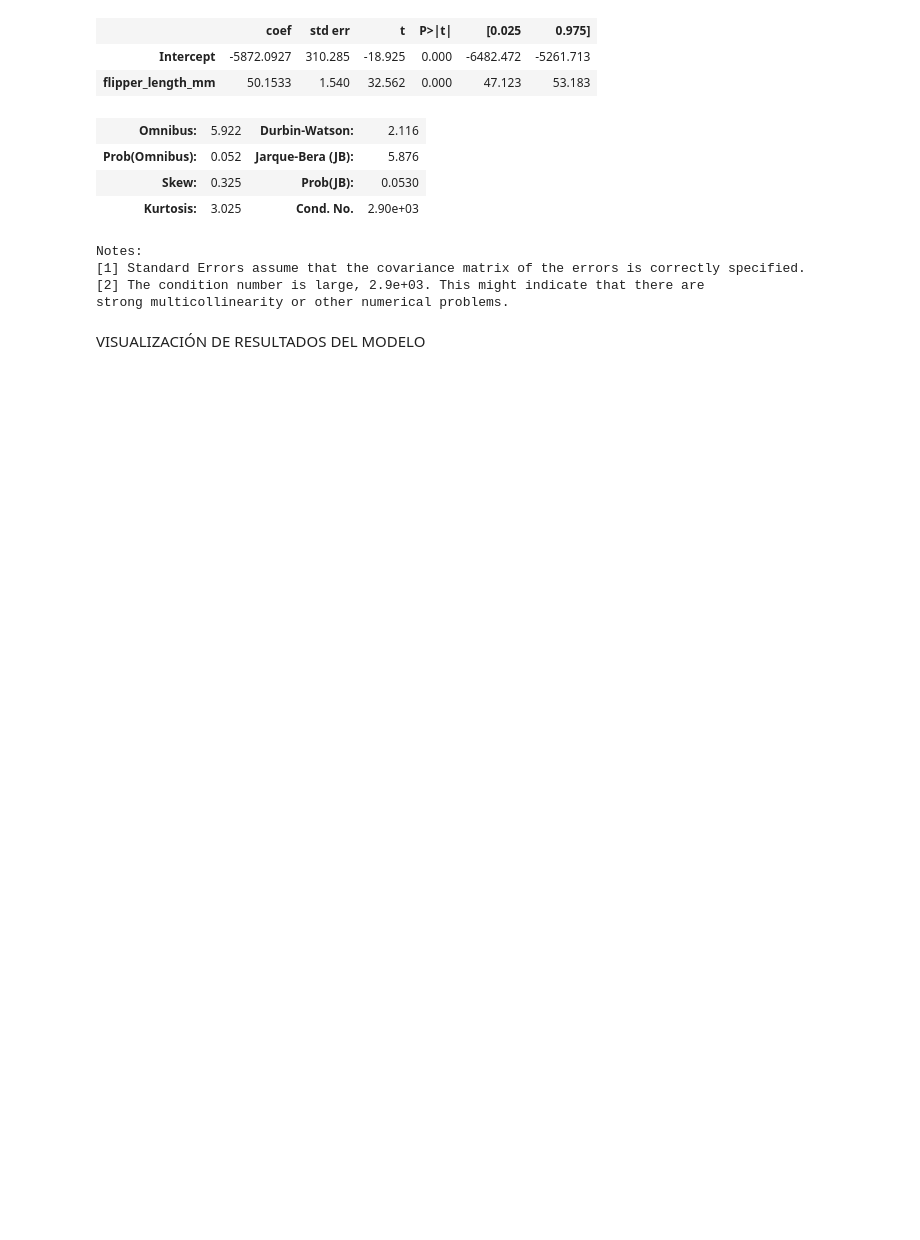
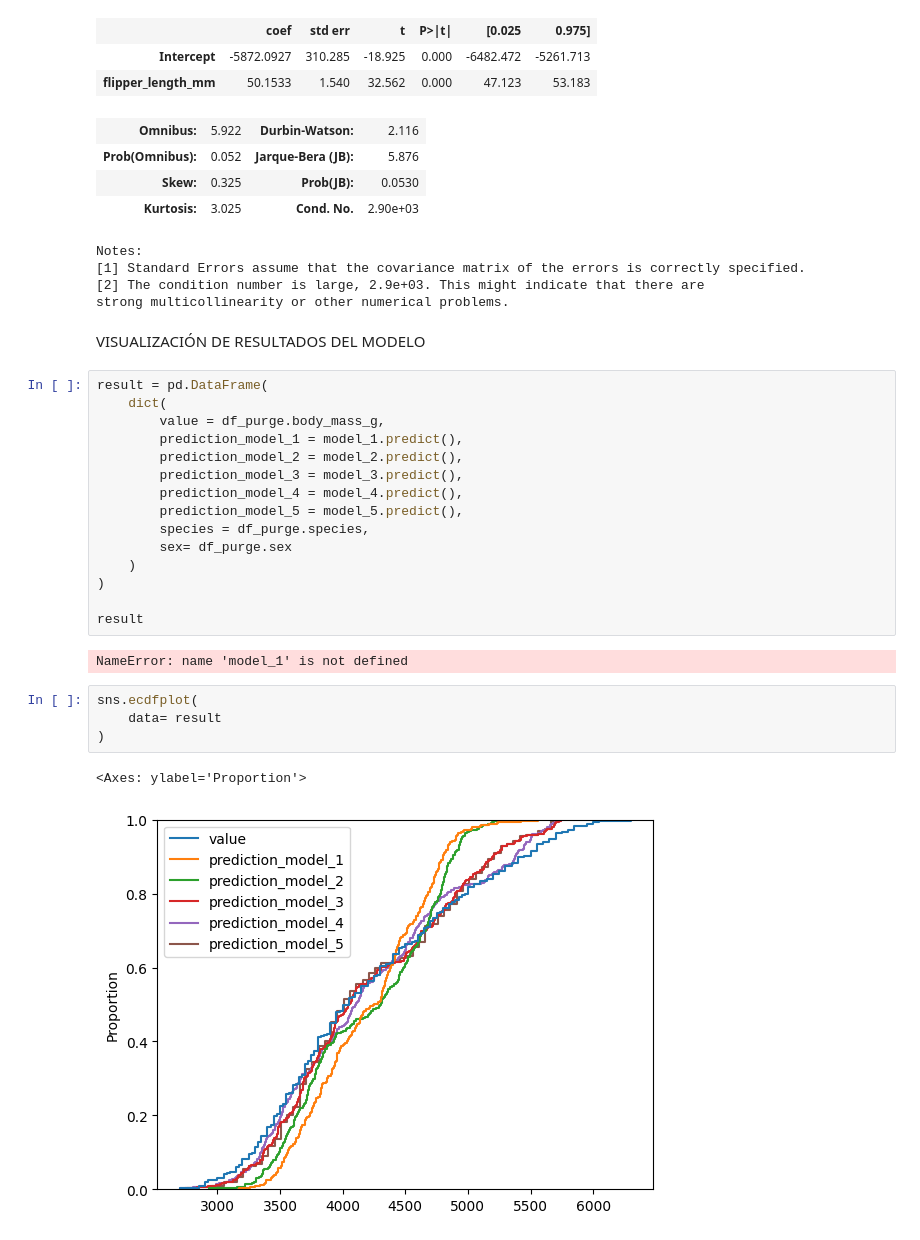
Before and after one commit to AndreMado/data, a Jupyter notebook: notebooks/note.ipynb, the cells around one changed output. Saved outputs shown, nothing was run; the diff lists cells and outputs as text; blank space fills up the shorter version.

```diff
--- a/notebooks/note.ipynb
+++ b/notebooks/note.ipynb
@@ -699,3 +699,27 @@ Notes:
 strong multicollinearity or other numerical problems.
 # %% [markdown]
 VISUALIZACIÓN DE RESULTADOS DEL MODELO
+# %%
+result = pd.DataFrame(
+    dict(
+        value = df_purge.body_mass_g,
+        prediction_model_1 = model_1.predict(),
+        prediction_model_2 = model_2.predict(),
+        prediction_model_3 = model_3.predict(),
+        prediction_model_4 = model_4.predict(),
+        prediction_model_5 = model_5.predict(),
+        species = df_purge.species,
+        sex= df_purge.sex
+    )
+)
+
+result
+# %% [output]
+NameError: name 'model_1' is not defined
+# %%
+sns.ecdfplot(
+    data= result
+)
+# %% [output]
+<Axes: ylabel='Proportion'>
+[figure, added]
```
Also changed, not shown: parts of 9 cells of this notebook, 9 other files.
